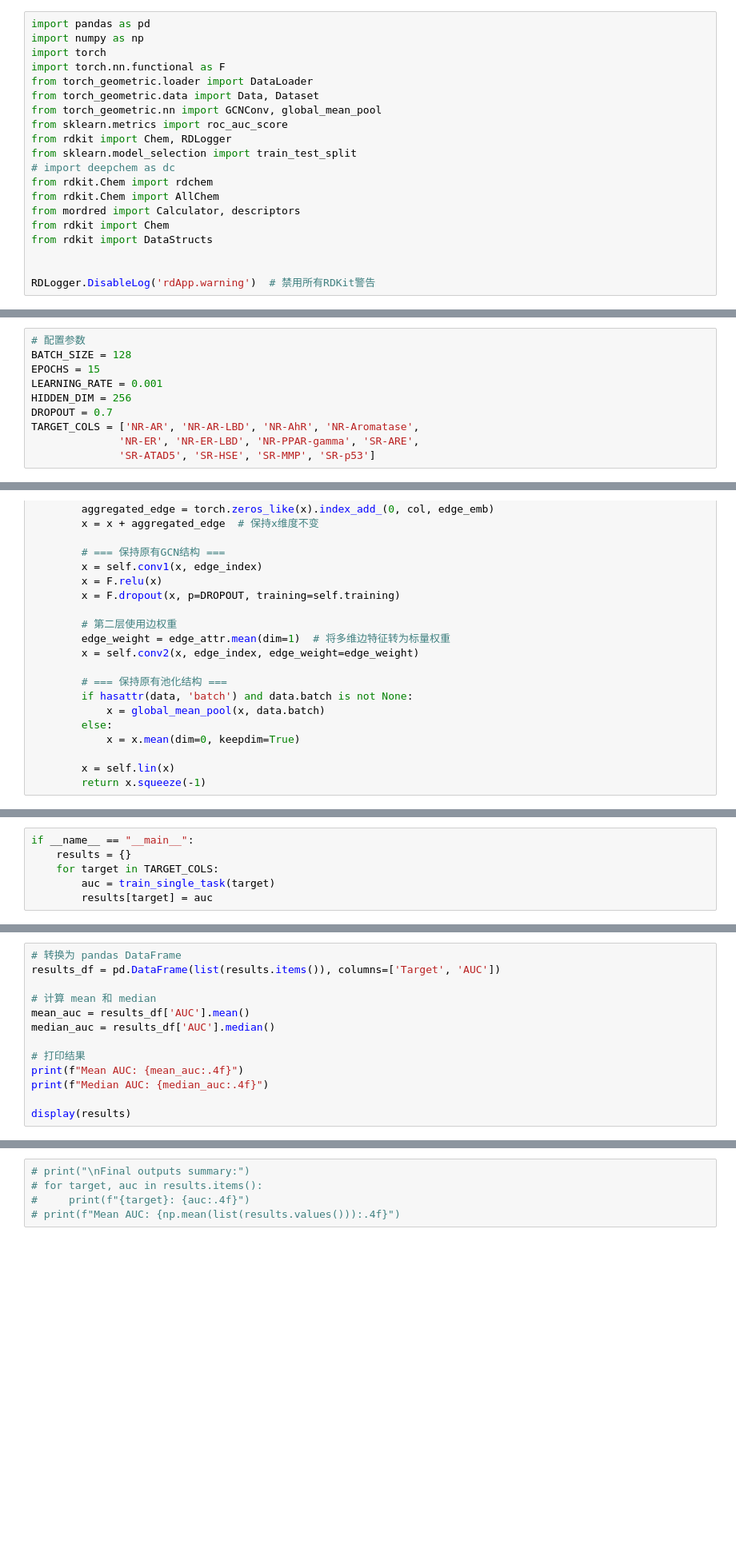
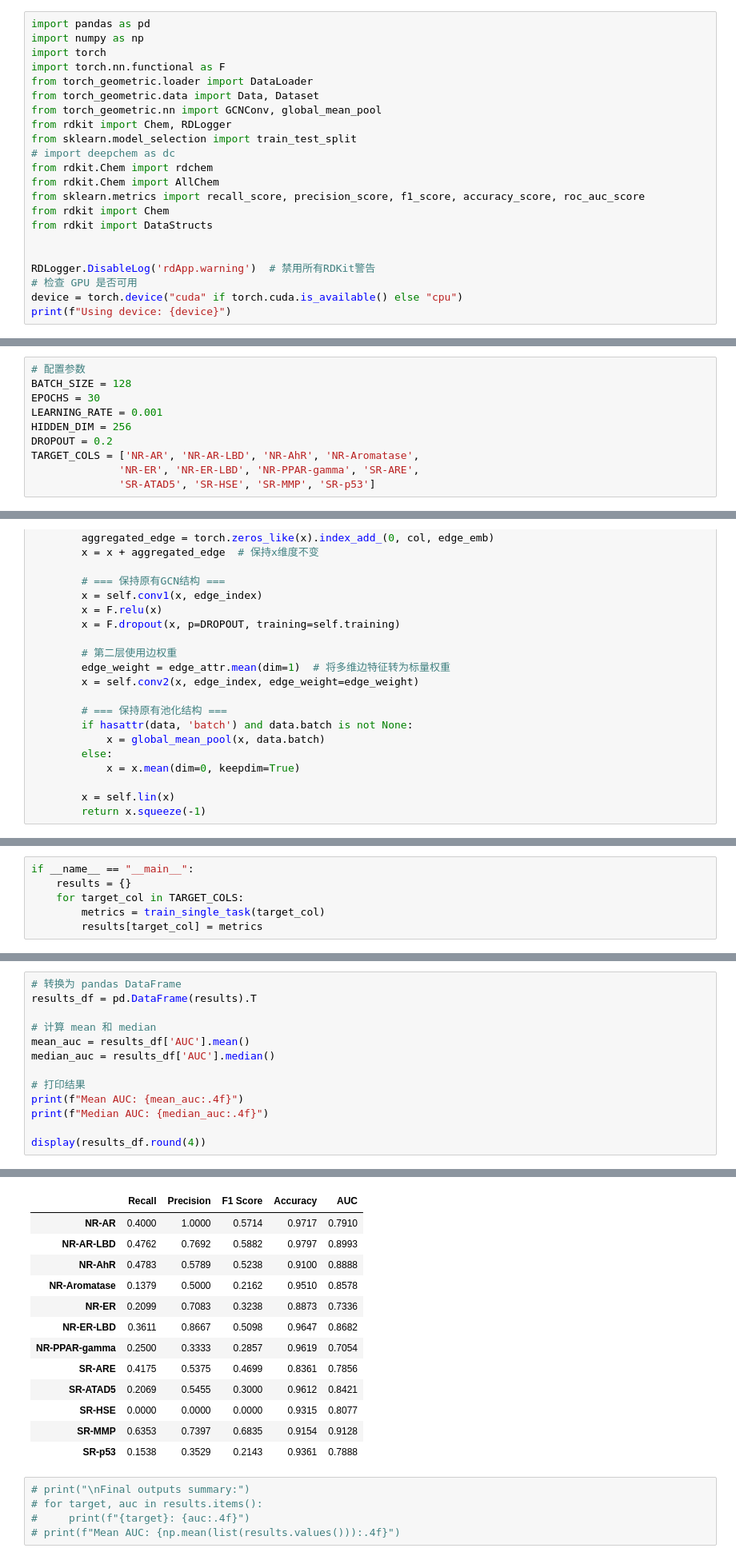
Before and after one commit to heyyyjiaming/DSS5104-MolecularPropertiesGNN, a Jupyter notebook: playground/GCN.ipynb, the cells around one changed output, grey strips where cells are left out. Shown at 80% size. Drawn from its saved outputs; the diff is of its cells as text; blank space fills up the shorter version.

```diff
--- a/playground/GCN.ipynb
+++ b/playground/GCN.ipynb
@@ -9,15 +9,17 @@ import torch.nn.functional as F
 from torch_geometric.loader import DataLoader
 from torch_geometric.data import Data, Dataset
 from torch_geometric.nn import GCNConv, global_mean_pool
-from sklearn.metrics import roc_auc_score
 from rdkit import Chem, RDLogger
 from sklearn.model_selection import train_test_split
 # import deepchem as dc
 from rdkit.Chem import rdchem
 from rdkit.Chem import AllChem
-from mordred import Calculator, descriptors
+from sklearn.metrics import recall_score, precision_score, f1_score, accuracy_score, roc_auc_score
 from rdkit import Chem
 from rdkit import DataStructs
 
 
 RDLogger.DisableLog('rdApp.warning')  # 禁用所有RDKit警告
+# 检查 GPU 是否可用
+device = torch.device("cuda" if torch.cuda.is_available() else "cpu")
+print(f"Using device: {device}")
@@ -24,10 +28,10 @@ RDLogger.DisableLog('rdApp.warning')  # 禁用所有RDKit警告
 # %%
 # 配置参数
 BATCH_SIZE = 128
-EPOCHS = 15
+EPOCHS = 30
 LEARNING_RATE = 0.001
 HIDDEN_DIM = 256
-DROPOUT = 0.7
+DROPOUT = 0.2
 TARGET_COLS = ['NR-AR', 'NR-AR-LBD', 'NR-AhR', 'NR-Aromatase',
               'NR-ER', 'NR-ER-LBD', 'NR-PPAR-gamma', 'SR-ARE',
               'SR-ATAD5', 'SR-HSE', 'SR-MMP', 'SR-p53']
@@ -570,8 +524,8 @@ def train_single_task(target_col):
 # %%
 if __name__ == "__main__":
     results = {}
-    for target in TARGET_COLS:
-        auc = train_single_task(target)
-        results[target] = auc
+    for target_col in TARGET_COLS:
+        metrics = train_single_task(target_col)
+        results[target_col] = metrics
 # %% [output]
 Task NR-AR Valid sample size: 7432
@@ -594,6 +565,6 @@ Test AUC: 0.8308
 # %%
 # 转换为 pandas DataFrame
-results_df = pd.DataFrame(list(results.items()), columns=['Target', 'AUC'])
+results_df = pd.DataFrame(results).T
 
 # 计算 mean 和 median
 mean_auc = results_df['AUC'].mean()
@@ -603,5 +574,5 @@ median_auc = results_df['AUC'].median()
 print(f"Mean AUC: {mean_auc:.4f}")
 print(f"Median AUC: {median_auc:.4f}")
 
-display(results)
+display(results_df.round(4))
 # %% [output]
@@ -622,3 +581,16 @@ Median AUC: 0.8311
+|  | Recall | Precision | F1 Score | Accuracy | AUC |
+| NR-AR | 0.4000 | 1.0000 | 0.5714 | 0.9717 | 0.7910 |
+| NR-AR-LBD | 0.4762 | 0.7692 | 0.5882 | 0.9797 | 0.8993 |
+| NR-AhR | 0.4783 | 0.5789 | 0.5238 | 0.9100 | 0.8888 |
+| NR-Aromatase | 0.1379 | 0.5000 | 0.2162 | 0.9510 | 0.8578 |
+| NR-ER | 0.2099 | 0.7083 | 0.3238 | 0.8873 | 0.7336 |
+| NR-ER-LBD | 0.3611 | 0.8667 | 0.5098 | 0.9647 | 0.8682 |
+| NR-PPAR-gamma | 0.2500 | 0.3333 | 0.2857 | 0.9619 | 0.7054 |
+| SR-ARE | 0.4175 | 0.5375 | 0.4699 | 0.8361 | 0.7856 |
+| SR-ATAD5 | 0.2069 | 0.5455 | 0.3000 | 0.9612 | 0.8421 |
+| SR-HSE | 0.0000 | 0.0000 | 0.0000 | 0.9315 | 0.8077 |
+| SR-MMP | 0.6353 | 0.7397 | 0.6835 | 0.9154 | 0.9128 |
+| SR-p53 | 0.1538 | 0.3529 | 0.2143 | 0.9361 | 0.7888 |
 # %%
 # print("\nFinal outputs summary:")
 # for target, auc in results.items():
```
Also changed, not shown: parts of 7 cells of this notebook.
